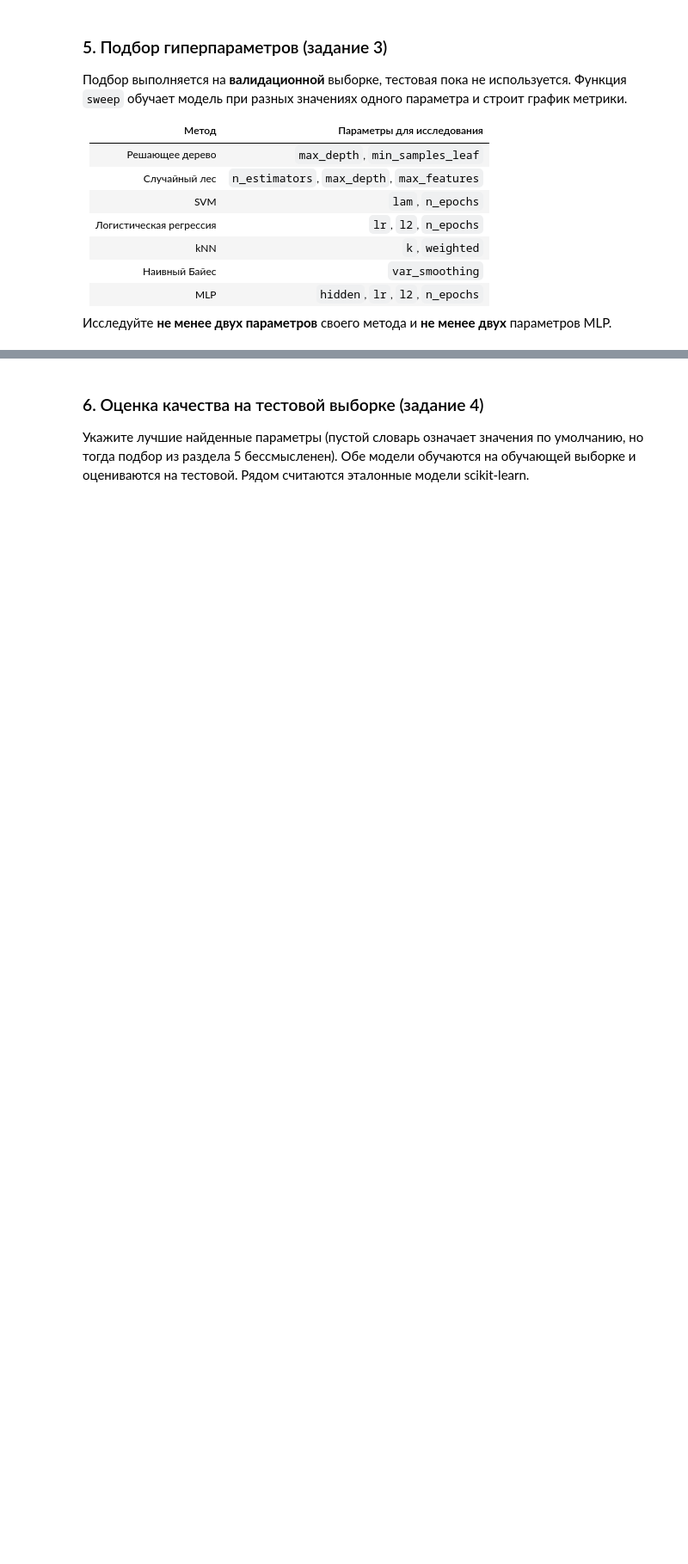
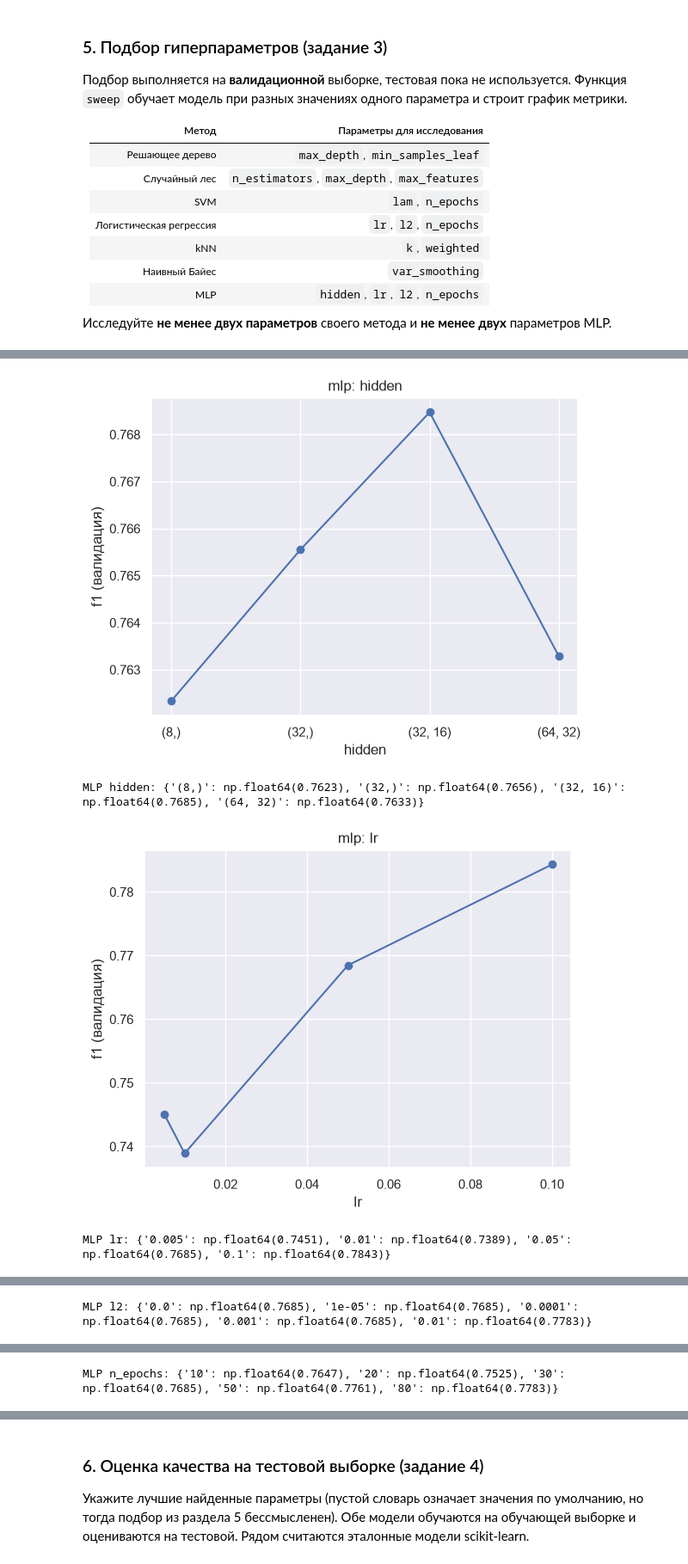
Before and after one commit to Kirpich-12/AI_lab, a Jupyter notebook: Лабораторная_1_классификация.ipynb, the cells around one changed output, grey strips where cells are left out. Shown at 86% size. Saved outputs shown, nothing was run; the diff lists cells and outputs as text; code cells hidden in the pictures; blank space fills up the shorter version.

```diff
--- a/Лабораторная_1_классификация.ipynb
+++ b/Лабораторная_1_классификация.ipynb
@@ -883,3 +1006,41 @@ def sweep(key, param, values, metric="f1", fixed=None):
 # %%
-# TODO: исследуйте параметры MLP, например:
-# sweep("mlp", "hidden", [(8,), (32,), (32, 16), (64, 32)], fixed=dict(n_epochs=20))
+# Подбор архитектуры MLP.
+mlp_hidden_scores = sweep(
+    "mlp",
+    "hidden",
+    [(8,), (32,), (32, 16), (64, 32)],
+    fixed=dict(n_epochs=30, lr=0.05, l2=0.001),
+)
+print("MLP hidden:", mlp_hidden_scores)
+
+# Подбор скорости обучения MLP.
+mlp_lr_scores = sweep(
+    "mlp",
+    "lr",
+    [0.005, 0.01, 0.05, 0.1],
+    fixed=dict(hidden=(32, 16), n_epochs=30, l2=0.001),
+)
+print("MLP lr:", mlp_lr_scores)
+
+# Подбор L2-регуляризации MLP.
+mlp_l2_scores = sweep(
+    "mlp",
+    "l2",
+    [0.0, 1e-5, 1e-4, 1e-3, 1e-2],
+    fixed=dict(hidden=(32, 16), lr=0.05, n_epochs=30),
+)
+print("MLP l2:", mlp_l2_scores)
+
+# Подбор числа эпох MLP.
+mlp_epochs_scores = sweep(
+    "mlp",
+    "n_epochs",
+    [10, 20, 30, 50, 80],
+    fixed=dict(hidden=(32, 16), lr=0.05, l2=0.001),
+)
+print("MLP n_epochs:", mlp_epochs_scores)
+# %% [output]
+[figure, added]
+MLP hidden: {'(8,)': np.float64(0.7623), '(32,)': np.float64(0.7656), '(32, 16)': np.float64(0.7685), '(64, 32)': np.float64(0.7633)}
+[figure, added]
+MLP lr: {'0.005': np.float64(0.7451), '0.01': np.float64(0.7389), '0.05': np.float64(0.7685), '0.1': np.float64(0.7843)}
@@ -885,0 +1048 @@ def sweep(key, param, values, metric="f1", fixed=None):
+MLP l2: {'0.0': np.float64(0.7685), '1e-05': np.float64(0.7685), '0.0001': np.float64(0.7685), '0.001': np.float64(0.7685), '0.01': np.float64(0.7783)}
@@ -886 +1050,2 @@ def sweep(key, param, values, metric="f1", fixed=None):
+MLP n_epochs: {'10': np.float64(0.7647), '20': np.float64(0.7525), '30': np.float64(0.7685), '50': np.float64(0.7761), '80': np.float64(0.7783)}
 # %% [markdown]
```
Also changed, not shown: parts of 34 cells of this notebook, 1 other file.
